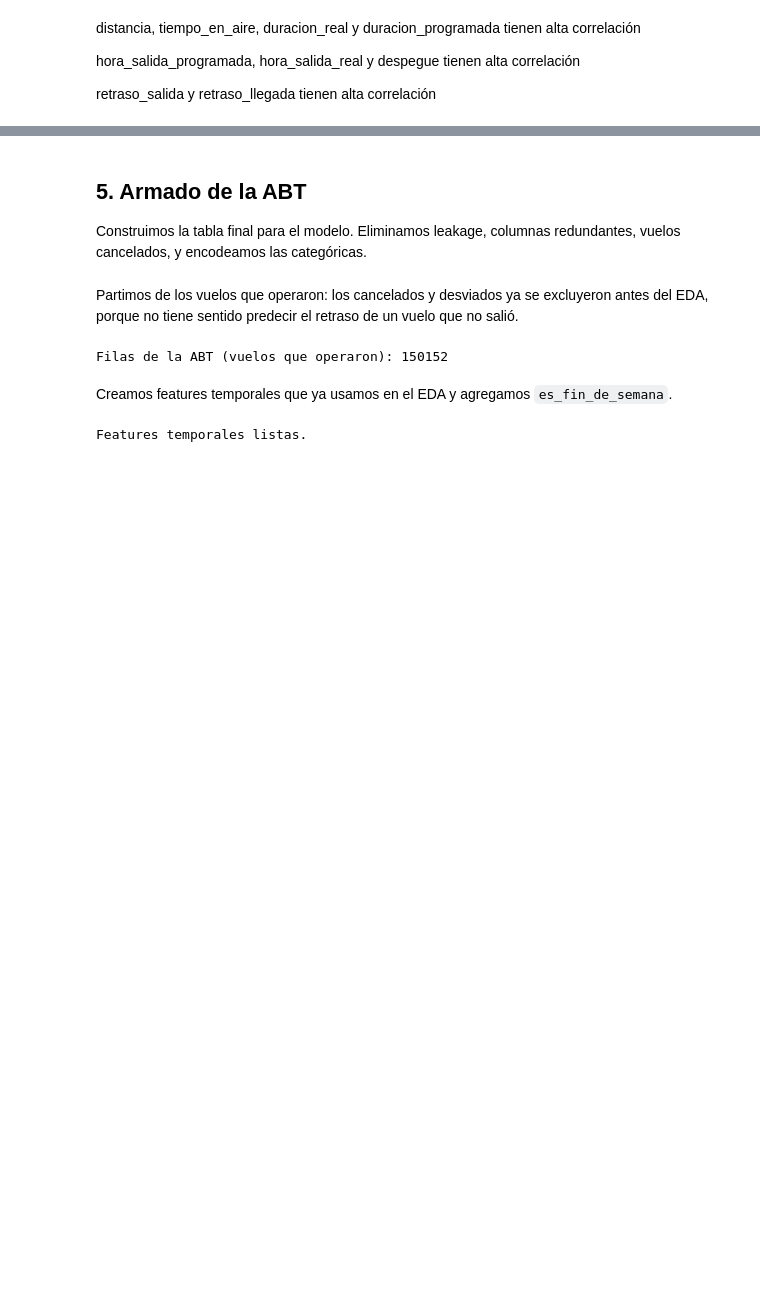
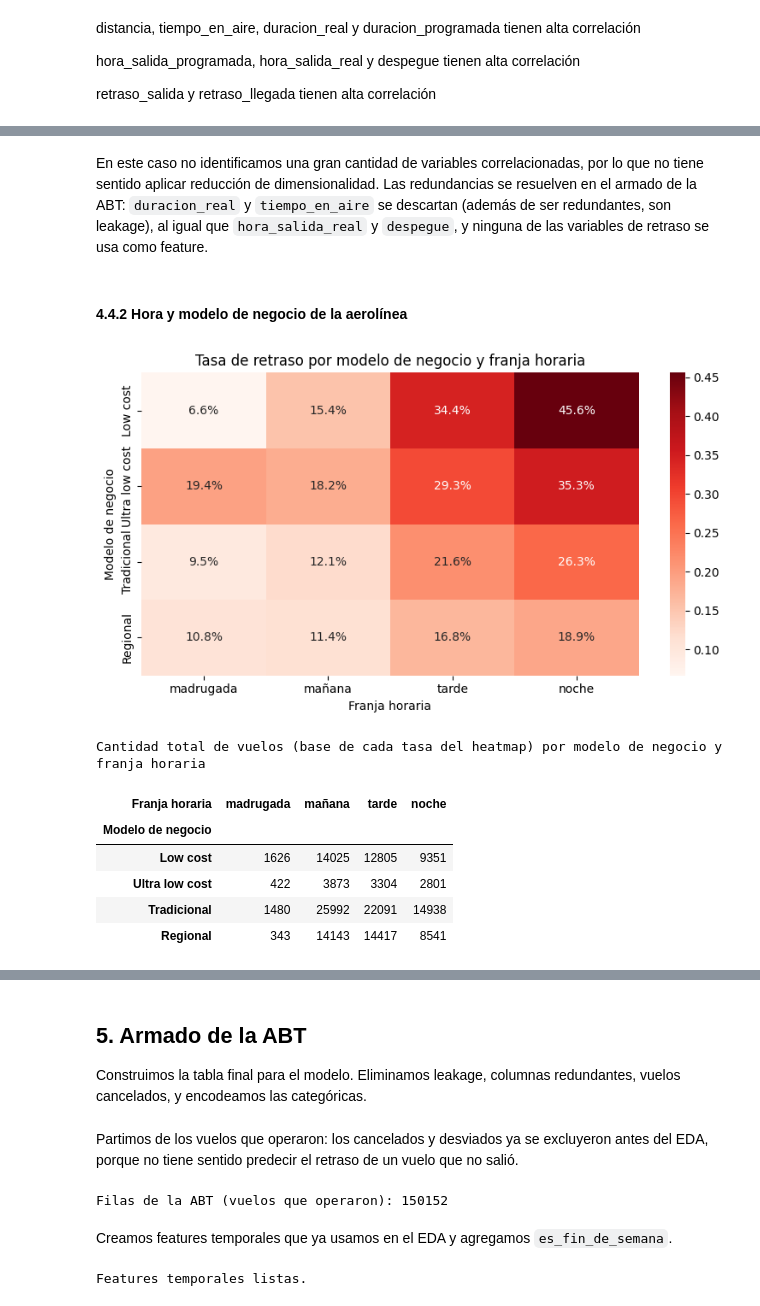
Before and after one commit to Guadacarro/TP_IA, a Jupyter notebook: tp.ipynb, the cells around one changed output, grey strips where cells are left out. Saved outputs shown, nothing was run; the diff lists cells and outputs as text; code cells hidden in the pictures; blank space fills up the shorter version.

```diff
--- a/tp.ipynb
+++ b/tp.ipynb
@@ -1528,0 +1517,35 @@ En este caso no identificamos una gran cantidad de variables correlacionadas, po
+# %% [markdown]
+En este caso no identificamos una gran cantidad de variables correlacionadas, por lo que no tiene sentido aplicar reducción de dimensionalidad. Las redundancias se resuelven en el armado de la ABT: `duracion_real` y `tiempo_en_aire` se descartan (además de ser redundantes, son leakage), al igual que `hora_salida_real` y `despegue`, y ninguna de las variables de retraso se usa como feature.
+# %% [markdown]
+#### 4.4.2 Hora y modelo de negocio de la aerolínea
+# %%
+# Tasa de retraso por modelo de negocio y franja horaria
+grupo_modelo = df_2022['aerolinea'].map(modelo_negocio)
+orden_modelo = ['Low cost', 'Ultra low cost', 'Tradicional', 'Regional']
+
+tasa_cruce = (df_2022.pivot_table(index=grupo_modelo, columns='hora_del_dia', values='retrasado',
+                                  aggfunc='mean', observed=True)
+              .reindex(index=orden_modelo, columns=labels))
+vuelos_cruce = (df_2022.pivot_table(index=grupo_modelo, columns='hora_del_dia', values='retrasado',
+                                    aggfunc='size', observed=True)
+                .reindex(index=orden_modelo, columns=labels))
+
+plt.figure(figsize=(8, 4.5))
+sns.heatmap(tasa_cruce, annot=True, fmt='.1%', cmap='Reds', mask=vuelos_cruce < 200)
+plt.title('Tasa de retraso por modelo de negocio y franja horaria')
+plt.xlabel('Franja horaria')
+plt.ylabel('Modelo de negocio')
+plt.tight_layout()
+plt.show()
+
+print("Cantidad total de vuelos (base de cada tasa del heatmap) por modelo de negocio y franja horaria")
+display(vuelos_cruce.rename_axis(index='Modelo de negocio', columns='Franja horaria'))
+# %% [output]
+[figure, added]
+Cantidad total de vuelos (base de cada tasa del heatmap) por modelo de negocio y franja horaria
+| Franja horaria | madrugada | mañana | tarde | noche |
+| Modelo de negocio |  |  |  |  |
+| Low cost | 1626 | 14025 | 12805 | 9351 |
+| Ultra low cost | 422 | 3873 | 3304 | 2801 |
+| Tradicional | 1480 | 25992 | 22091 | 14938 |
+| Regional | 343 | 14143 | 14417 | 8541 |
```
Also changed, not shown: parts of 23 cells of this notebook.
